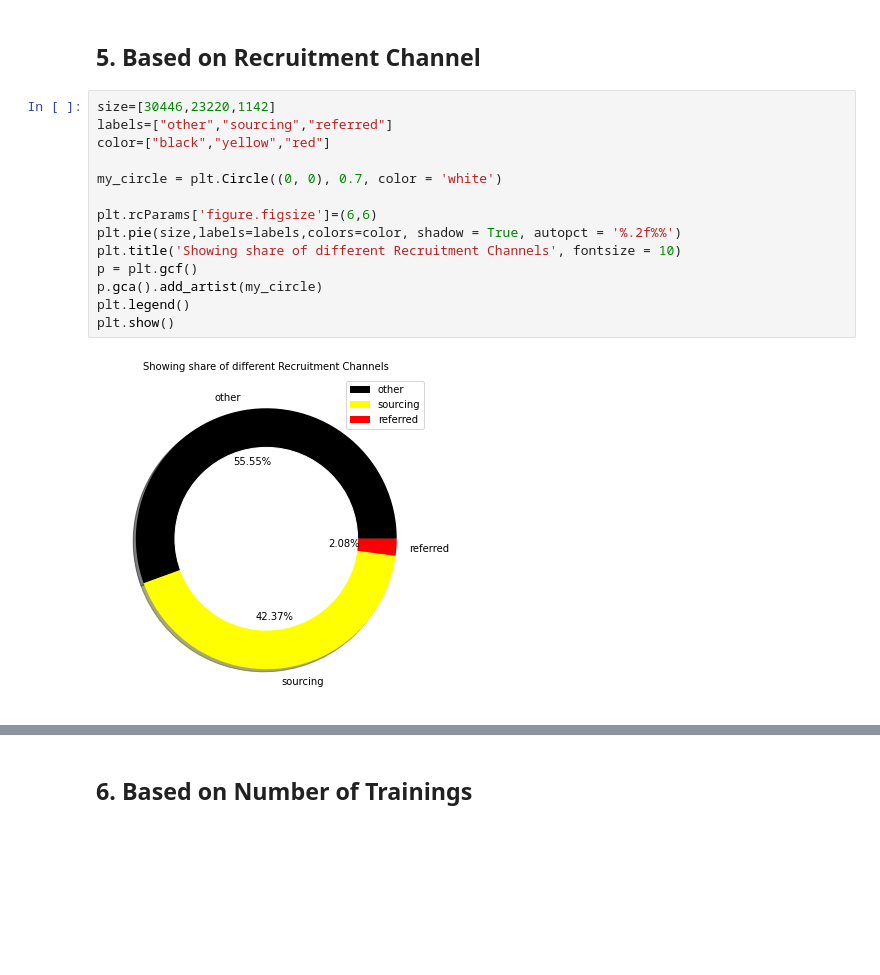
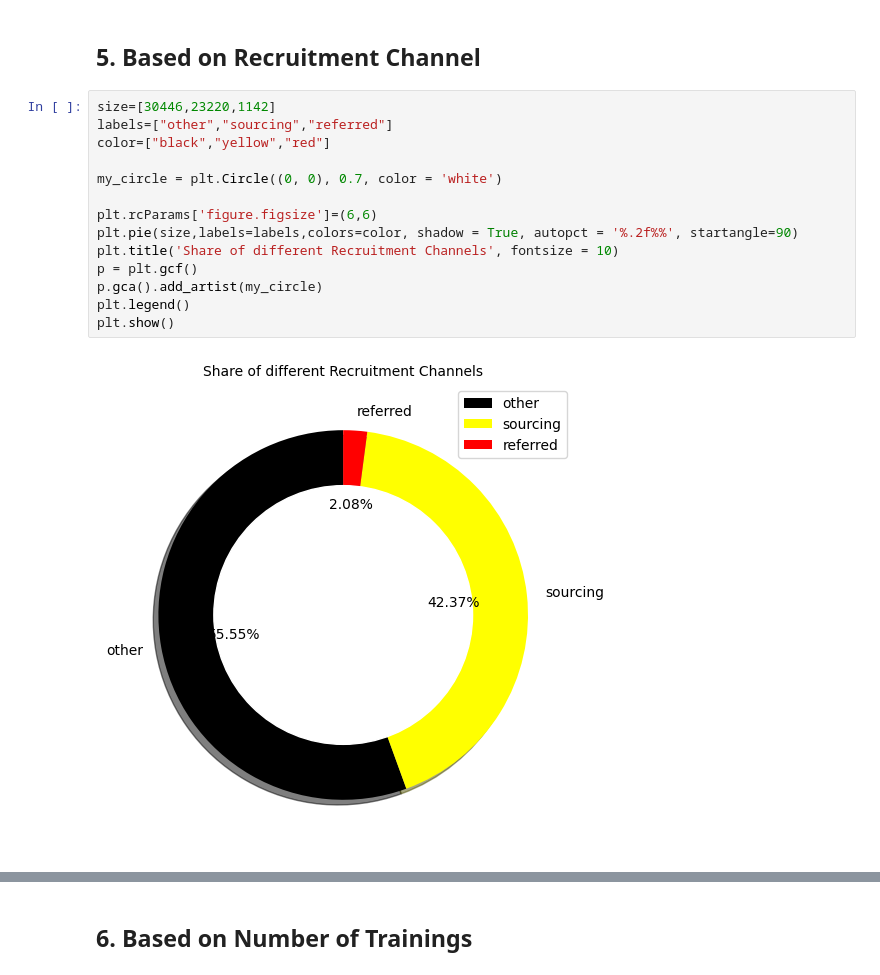
Before and after one commit to gregoriusbay/hr-analysis, a Jupyter notebook: hr-analysis-promotion-rate.ipynb, the cells around one changed output, grey strips where cells are left out. Drawn from its saved outputs; the diff is of its cells as text; blank space fills up the shorter version.

```diff
--- a/hr-analysis-promotion-rate.ipynb
+++ b/hr-analysis-promotion-rate.ipynb
@@ -386,16 +387,16 @@ plt.show()
 # %%
 size=[30446,23220,1142]
 labels=["other","sourcing","referred"]
 color=["black","yellow","red"]
 
 my_circle = plt.Circle((0, 0), 0.7, color = 'white')
 
 plt.rcParams['figure.figsize']=(6,6)
-plt.pie(size,labels=labels,colors=color, shadow = True, autopct = '%.2f%%')
-plt.title('Showing share of different Recruitment Channels', fontsize = 10)
+plt.pie(size,labels=labels,colors=color, shadow = True, autopct = '%.2f%%', startangle=90)
+plt.title('Share of different Recruitment Channels', fontsize = 10)
 p = plt.gcf()
 p.gca().add_artist(my_circle)
 plt.legend()
 plt.show()
 # %% [output]
-[figure, old version]
+[figure, new version]
```
Also changed, not shown: parts of 30 cells of this notebook.
